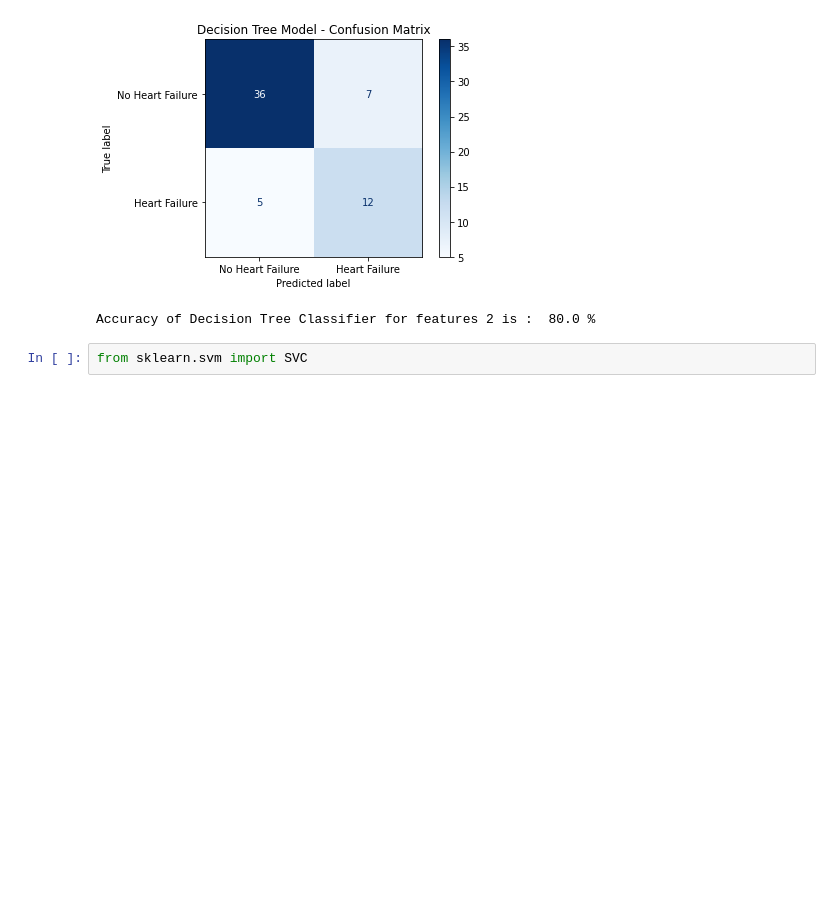
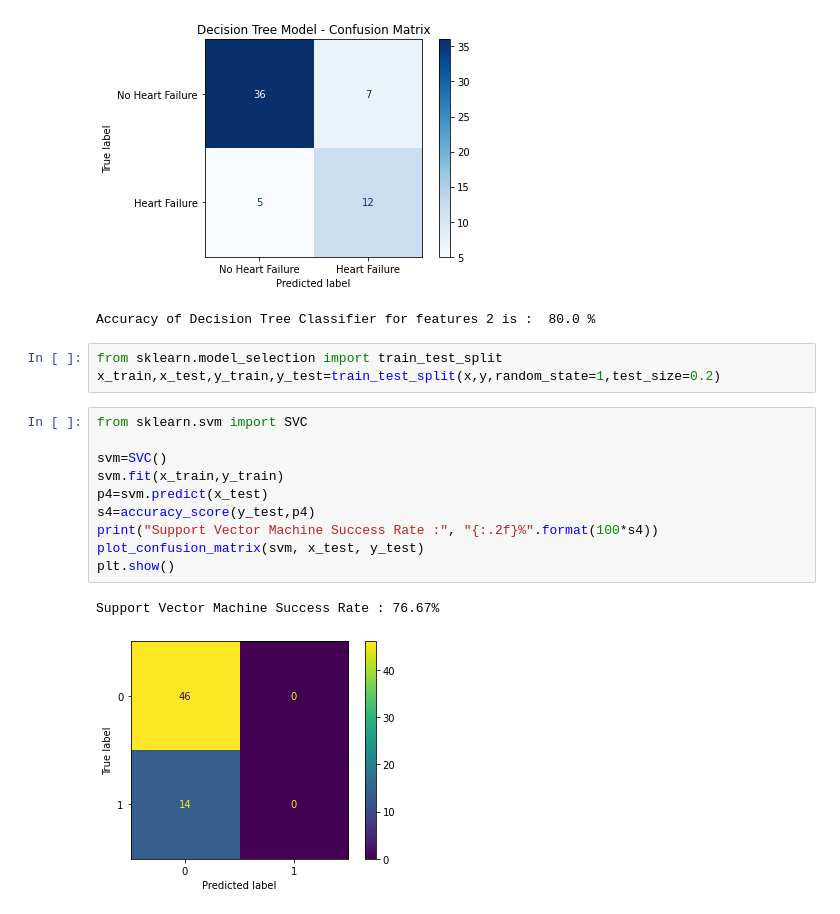
Before and after one commit to jrothbe3/Heart-Failure-Prediction, a Jupyter notebook: notebook.ipynb, the cells around one changed output. Saved outputs shown, nothing was run; the diff lists cells and outputs as text; blank space fills up the shorter version.

Commit message:
added SVM predictor 76.67%

```diff
--- a/notebook.ipynb
+++ b/notebook.ipynb
@@ -183,5 +183,19 @@ print("Accuracy of Decision Tree Classifier for features 2 is : ",100* acc_score
 <Figure size 432x288 with 0 Axes>
 [figure]
 Accuracy of Decision Tree Classifier for features 2 is :  80.0 %
-# %%
-from sklearn.svm import SVC
+# %%
+from sklearn.model_selection import train_test_split
+x_train,x_test,y_train,y_test=train_test_split(x,y,random_state=1,test_size=0.2)
+# %%
+from sklearn.svm import SVC
+
+svm=SVC()
+svm.fit(x_train,y_train)
+p4=svm.predict(x_test)
+s4=accuracy_score(y_test,p4)
+print("Support Vector Machine Success Rate :", "{:.2f}%".format(100*s4))
+plot_confusion_matrix(svm, x_test, y_test)
+plt.show()
+# %% [output]
+Support Vector Machine Success Rate : 76.67%
+[figure, added]
```
Also changed, not shown: parts of 1 cell of this notebook.
